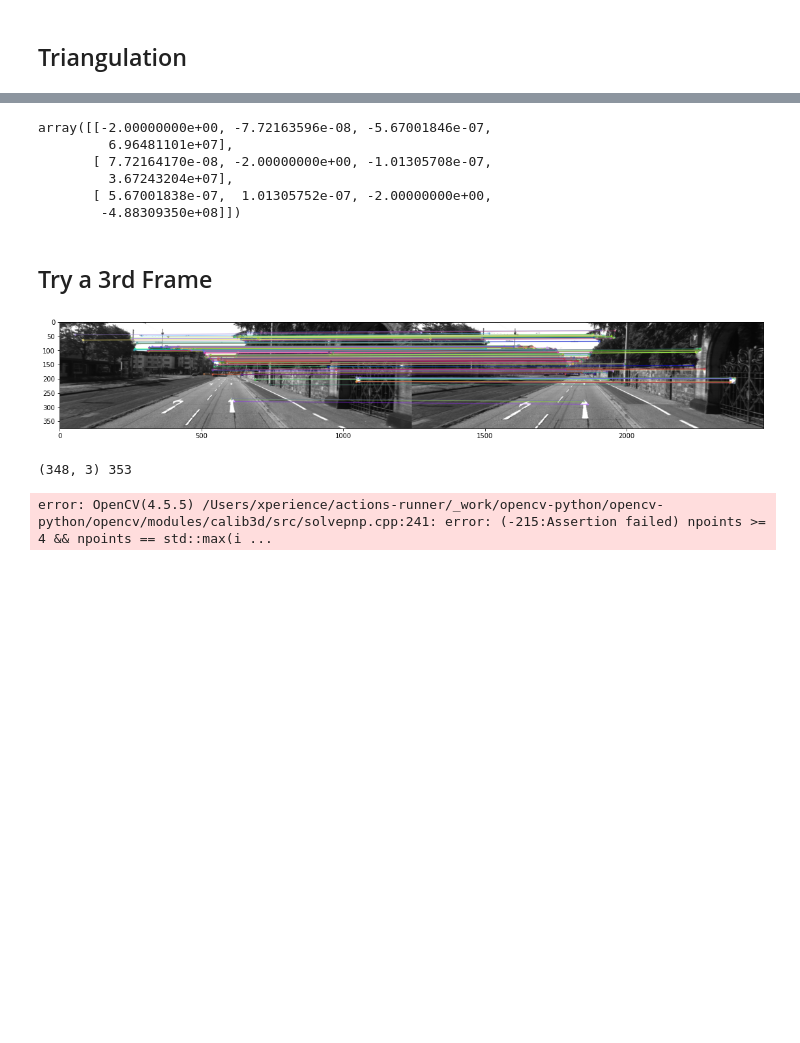
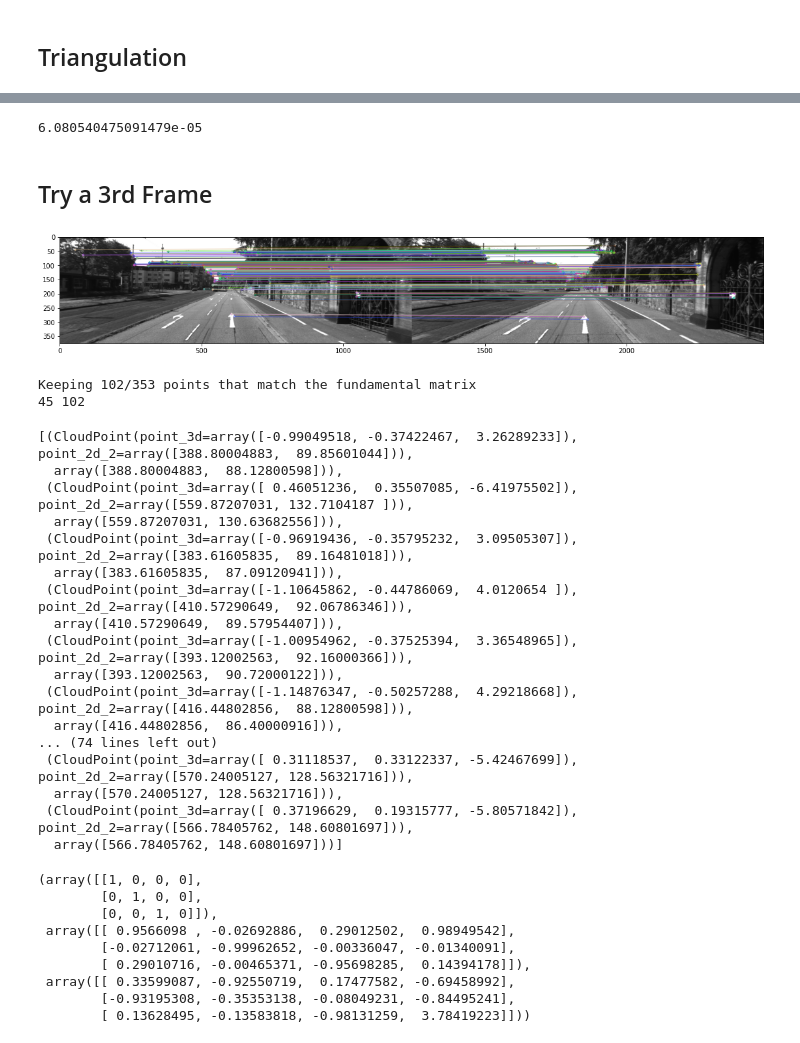
Before and after one commit to ariporad/comprobo-vision-project, a Jupyter notebook: main.ipynb, the cells around one changed output, grey strips where cells are left out. Cells and saved outputs as stored; diff of their text form; code cells hidden in the pictures; blank space fills up the shorter version.

```diff
--- a/main.ipynb
+++ b/main.ipynb
@@ -208,44 +216,62 @@ R, _ = cv2.Rodrigues(rvec)
 
 P1_new = np.hstack((R, t))
 P1, P1_new
-P1 - P1_new # No change, which makes sense because it's the same data
+np.sum(P1 - P1_new) # No change, which makes sense because it's the same data
 # %% [output]
-array([[-2.00000000e+00, -7.72163596e-08, -5.67001846e-07,
-         6.96481101e+07],
-       [ 7.72164170e-08, -2.00000000e+00, -1.01305708e-07,
-         3.67243204e+07],
-       [ 5.67001838e-07,  1.01305752e-07, -2.00000000e+00,
-        -4.88309350e+08]])
+6.080540475091479e-05
 # %% [markdown]
 ## Try a 3rd Frame
 # %%
 # I made this part up, although it's an amalgamation of code from above which came from other places
-orb = cv2.ORB_create()
-kp3, des3 = orb.detectAndCompute(img3, None)
-bf = cv2.BFMatcher(cv2.NORM_HAMMING, crossCheck=True)
-matches = bf.match(des2, des3)
-matches = sorted(matches, key=lambda x: x.distance)
-match_img = cv2.drawMatches(img2, kp2, img3, kp3, matches, None, flags=2)
-plt.figure(figsize=(30, 3))
-plt.imshow(match_img)
-plt.show()
+points2_new, points3, matches, _ = detect_matches_and_E(img2, img3)
 
-imgpts3_valid = []
-for match in matches:
-	point2 = kp2[match.queryIdx].pt
-	point3 = kp3[match.trainIdx].pt
+points3_valid = []
+
+for i in range(len(points3)):
+	point2 = points2_new[i, :]
+	point3 = points3[i, :]
+
+	for cp in point_cloud:
+		if np.array_equal(point2, cp.point_2d_2):
+			points3_valid.append((cp, point3))
+			break
+
+print(len(points3_valid), len(points3))
+
+points3_valid
 
 
 
-points2_new = np.array(imgpts2)
-points3 = np.array(imgpts3)
+
+
+# points2_new = np.array(imgpts2)
+# points3 = np.array(imgpts3)
 
 # F, status_mask = cv2.findFundamentalMat(points1, points2, cv2.FM_RANSAC, 0.1, 0.99, 10000000)
 # E = K.T @ F @ K
 # print("E:", E)
 
 # print(f"Keeping {np.sum(status_mask)}/{status_mask.size} points that match the fundamental matrix")
 # points1 = points1[status_mask[:, 0]]
 # points2 = points2[status_mask[:, 0]]
 # %% [output]
-[figure, old version]
+[figure, new version]
+Keeping 102/353 points that match the fundamental matrix
+45 102
+[(CloudPoint(point_3d=array([-0.99049518, -0.37422467,  3.26289233]), point_2d_2=array([388.80004883,  89.85601044])),
+  array([388.80004883,  88.12800598])),
+ (CloudPoint(point_3d=array([ 0.46051236,  0.35507085, -6.41975502]), point_2d_2=array([559.87207031, 132.7104187 ])),
+  array([559.87207031, 130.63682556])),
+ (CloudPoint(point_3d=array([-0.96919436, -0.35795232,  3.09505307]), point_2d_2=array([383.61605835,  89.16481018])),
+  array([383.61605835,  87.09120941])),
+ (CloudPoint(point_3d=array([-1.10645862, -0.44786069,  4.0120654 ]), point_2d_2=array([410.57290649,  92.06786346])),
+  array([410.57290649,  89.57954407])),
+ (CloudPoint(point_3d=array([-1.00954962, -0.37525394,  3.36548965]), point_2d_2=array([393.12002563,  92.16000366])),
+  array([393.12002563,  90.72000122])),
+ (CloudPoint(point_3d=array([-1.14876347, -0.50257288,  4.29218668]), point_2d_2=array([416.44802856,  88.12800598])),
+  array([416.44802856,  86.40000916])),
+... (74 lines left out)
+ (CloudPoint(point_3d=array([ 0.31118537,  0.33122337, -5.42467699]), point_2d_2=array([570.24005127, 128.56321716])),
+  array([570.24005127, 128.56321716])),
+ (CloudPoint(point_3d=array([ 0.37196629,  0.19315777, -5.80571842]), point_2d_2=array([566.78405762, 148.60801697])),
+  array([566.78405762, 148.60801697]))]
@@ -254,11 +278,18 @@ for
 # %%
-print(point_cloud.shape, len(points3))
-success, rvec, t, inliers = cv2.solvePnPRansac(point_cloud, points3, K, None)
+success, rvec, t, inliers = cv2.solvePnPRansac(np.array([cp.point_3d for cp, point3 in points3_valid]), np.array([point3 for cp, point3 in points3_valid]), K, None)
 assert success, "PnP failed!"
 
 R, _ = cv2.Rodrigues(rvec)
 
 P2 = np.hstack((R, t))
+P, P1, P2
 # %% [output]
-(348, 3) 353
+(array([[1, 0, 0, 0],
+        [0, 1, 0, 0],
+        [0, 0, 1, 0]]),
+ array([[ 0.9566098 , -0.02692886,  0.29012502,  0.98949542],
+        [-0.02712061, -0.99962652, -0.00336047, -0.01340091],
+        [ 0.29010716, -0.00465371, -0.95698285,  0.14394178]]),
+ array([[ 0.33599087, -0.92550719,  0.17477582, -0.69458992],
+        [-0.93195308, -0.35353138, -0.08049231, -0.84495241],
+        [ 0.13628495, -0.13583818, -0.98131259,  3.78419223]]))
-error: OpenCV(4.5.5) /Users/xperience/actions-runner/_work/opencv-python/opencv-python/opencv/modules/calib3d/src/solvepnp.cpp:241: error: (-215:Assertion failed) npoints >= 4 && npoints == std::max(i ...
```
Also changed, not shown: parts of 5 cells of this notebook.
